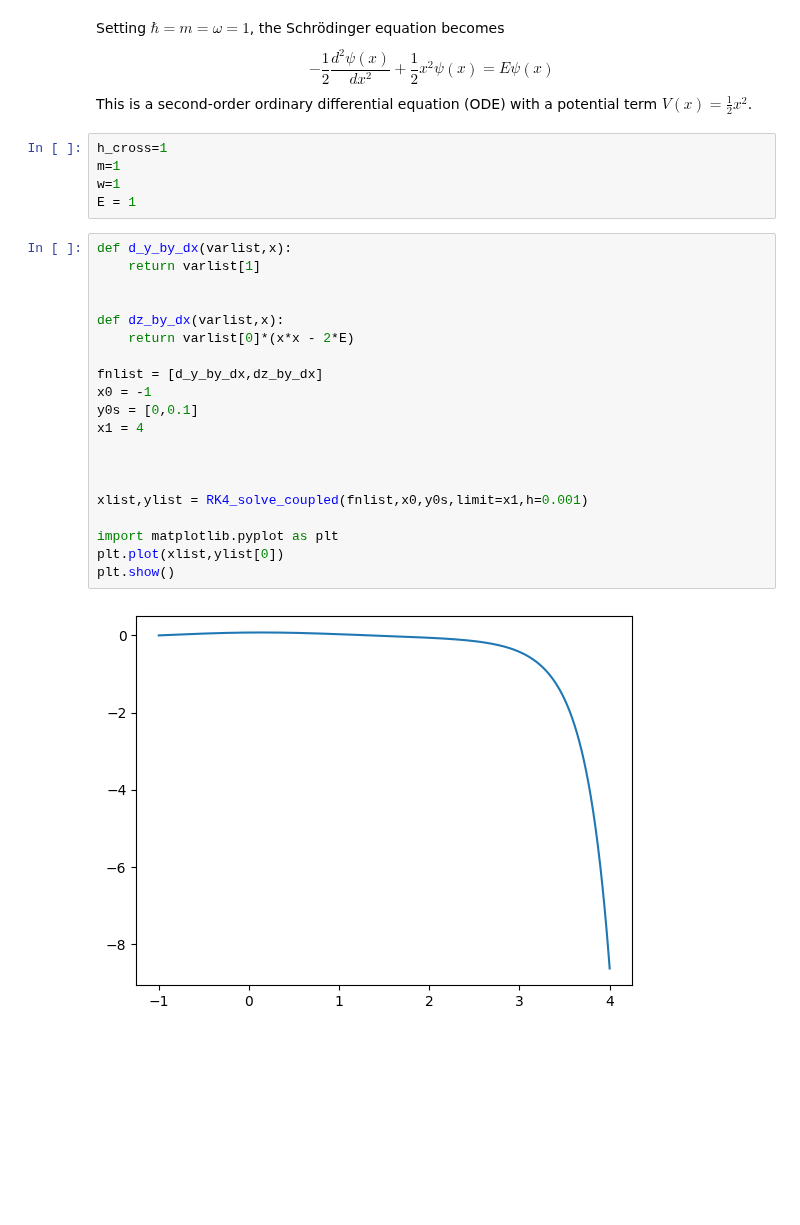
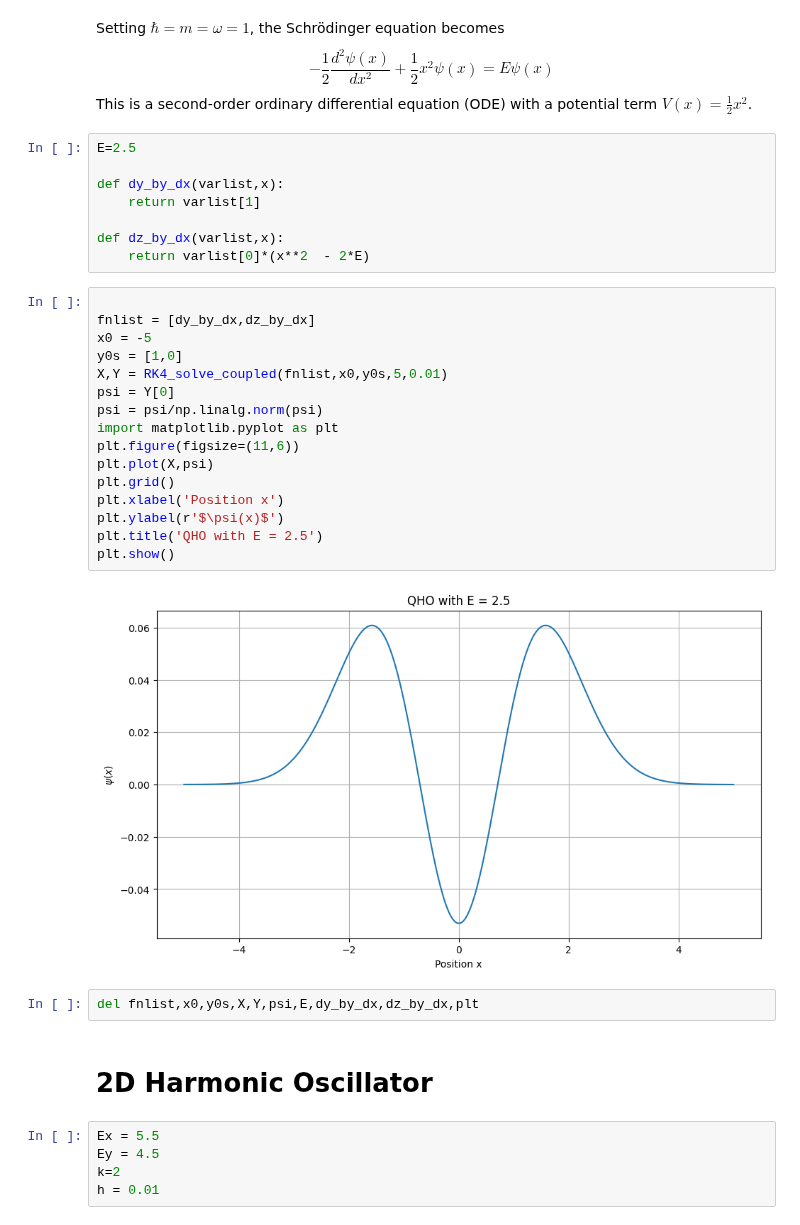
Before and after one commit to ananthapadmanabhan18/P452_Computational_Physics, a Jupyter notebook: Term_Project/QHO_PDE.ipynb, the cells around one changed output. Cells and saved outputs as stored; diff of their text form; blank space fills up the shorter version.

```diff
--- a/Term_Project/QHO_PDE.ipynb
+++ b/Term_Project/QHO_PDE.ipynb
@@ -12,30 +12,38 @@ from Library_TP import *
 Setting $\hbar = m = \omega = 1$, the Schrödinger equation becomes
 $$ -\frac{1}{2} \frac{d^2\psi(x)}{dx^2} + \frac{1}{2} x^2 \psi(x) = E \psi(x) $$
 This is a second-order ordinary differential equation (ODE) with a potential term $V(x) = \frac{1}{2} x^2$.
-# %%
-h_cross=1
-m=1
-w=1
-E = 1
-# %%
-def d_y_by_dx(varlist,x):
-    return varlist[1]
-
-
-def dz_by_dx(varlist,x):
-    return varlist[0]*(x*x - 2*E)
-
-fnlist = [d_y_by_dx,dz_by_dx]
-x0 = -1
-y0s = [0,0.1]
-x1 = 4
-
-
-
-xlist,ylist = RK4_solve_coupled(fnlist,x0,y0s,limit=x1,h=0.001)
-
-import matplotlib.pyplot as plt
-plt.plot(xlist,ylist[0])
-plt.show()
-# %% [output]
-[figure, removed]
+# %%
+E=2.5
+
+def dy_by_dx(varlist,x):
+    return varlist[1]
+
+def dz_by_dx(varlist,x):
+    return varlist[0]*(x**2  - 2*E)
+# %%
+
+fnlist = [dy_by_dx,dz_by_dx]
+x0 = -5
+y0s = [1,0]
+X,Y = RK4_solve_coupled(fnlist,x0,y0s,5,0.01)
+psi = Y[0]
+psi = psi/np.linalg.norm(psi)
+import matplotlib.pyplot as plt
+plt.figure(figsize=(11,6))
+plt.plot(X,psi)
+plt.grid()
+plt.xlabel('Position x')
+plt.ylabel(r'$\psi(x)$')
+plt.title('QHO with E = 2.5')
+plt.show()
+# %% [output]
+[figure, added]
+# %%
+del fnlist,x0,y0s,X,Y,psi,E,dy_by_dx,dz_by_dx,plt
+# %% [markdown]
+# 2D Harmonic Oscillator
+# %%
+Ex = 5.5
+Ey = 4.5
+k=2
+h = 0.01
```
Also changed, not shown: parts of 7 cells of this notebook, 3 other files.
